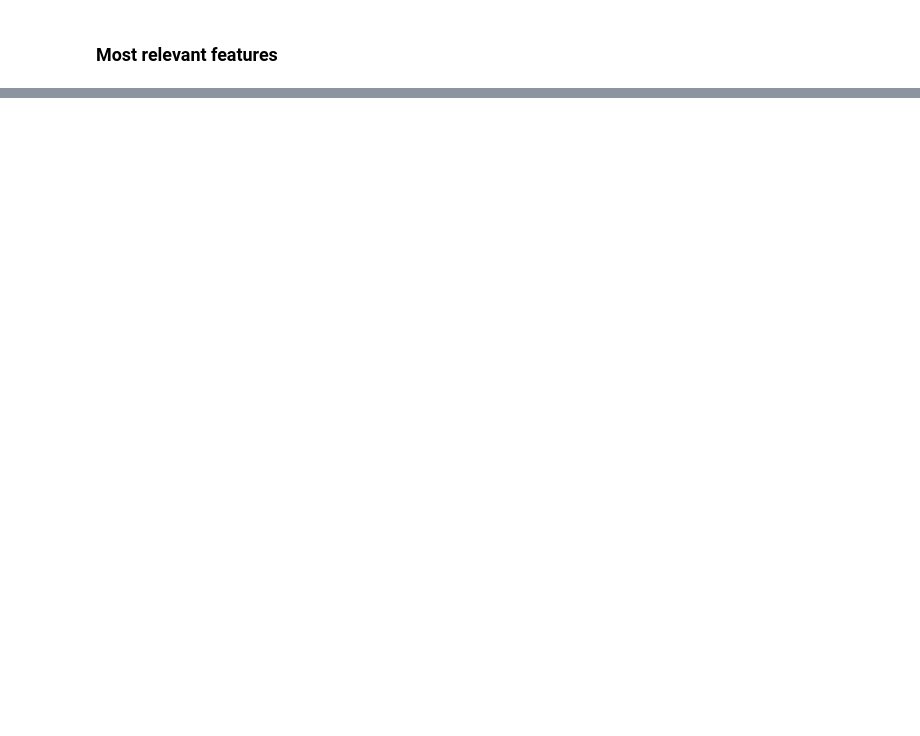
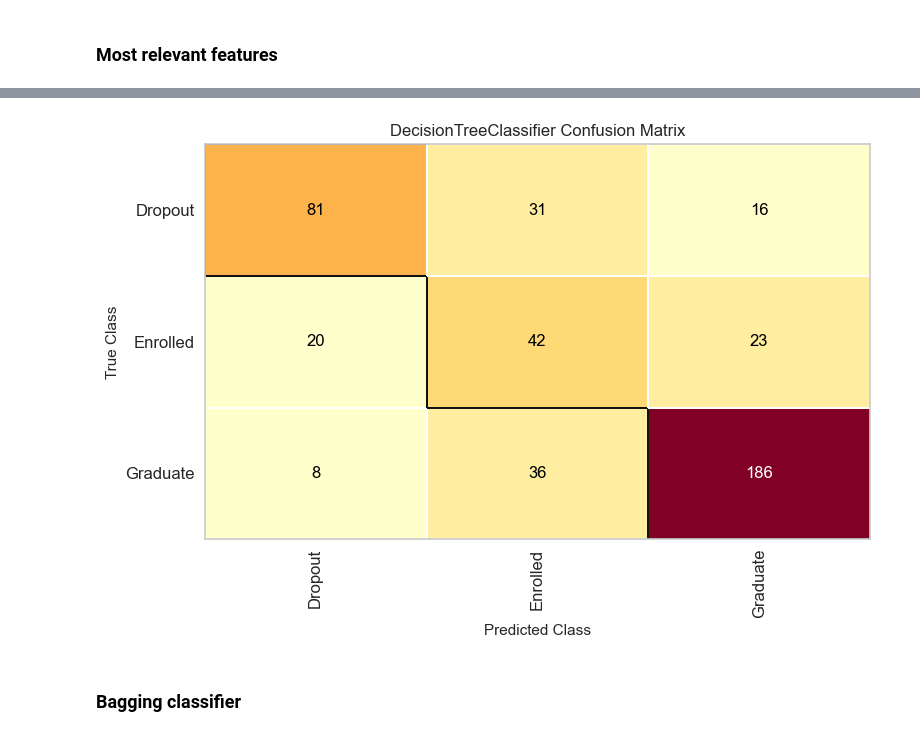
Before and after one commit to marijakljestan/predict-dropout-or-academic-success, a Jupyter notebook: Models.ipynb, the cells around one changed output, grey strips where cells are left out. Drawn from its saved outputs; the diff is of its cells as text; code cells hidden in the pictures; blank space fills up the shorter version.

```diff
--- a/Models.ipynb
+++ b/Models.ipynb
@@ -22,0 +28,3 @@ X_test, X_val, Y_test, Y_val = train_test_split(X_test, Y_test, test_size=0.33,
+# %%
+sm = SMOTE(random_state=42)
+X_train_resampled, Y_train_resampled = sm.fit_resample(X_train, Y_train)
@@ -22,0 +33,9 @@ X_test, X_val, Y_test, Y_val = train_test_split(X_test, Y_test, test_size=0.33,
+# %%
+def plot_confusion_matrix(classifier):
+    visualizer = ConfusionMatrix(classifier)
+    if classifier == "nb":
+        visualizer.fit(X_train, Y_train)
+    else:
+        visualizer.fit(X_train_val, Y_train_val)
+    visualizer.score(X_test, Y_test)
+    g = visualizer.poof()
@@ -120,0 +265,30 @@ g = visualizer.poof()
+# %%
+from sklearn.tree import DecisionTreeClassifier
+
+dt_classifier = DecisionTreeClassifier()
+
+param_grid = {'max_depth': [3, 5, 7],
+              'min_samples_split': [2, 5, 10],
+              'min_samples_leaf': [1, 2, 4]}
+
+params = {
+    'max_depth': [2, 3, 5, 10, 20],
+    'min_samples_split': [2, 5, 10],
+    'min_samples_leaf': [2, 5, 10, 20, 50, 100],
+    'criterion': ["gini", "entropy"]
+}
+
+grid_search = GridSearchCV(dt_classifier, params, cv=5, n_jobs=-1, scoring='f1_micro')
+grid_search.fit(X_train, Y_train)
+best_params = grid_search.best_params_
+print("Best Hyperparameters: ", best_params)
+
+dt_classifier_prediction = grid_search.predict(X_val)
+print("Validation F1 score: ", f1_score(Y_val, dt_classifier_prediction, average=None))
+
+# Train the Decision Tree using the best hyperparameters on the training & validation data
+dt_classifier_optimized = DecisionTreeClassifier(**best_params)
+dt_classifier_optimized.fit(X_train_val, Y_train_val)
+
+dt_classifier_optimized_prediction = dt_classifier_optimized.predict(X_test)
+print("Test F1 score: ", f1_score(Y_test, dt_classifier_optimized_prediction, average=None))
@@ -120,0 +323,4 @@ g = visualizer.poof()
+# %%
+plot_confusion_matrix(dt_classifier_optimized)
+# %% [output]
+[figure, added]
@@ -120,0 +332,2 @@ g = visualizer.poof()
+# %% [markdown]
+### Bagging classifier
```
Also changed, not shown: parts of 58 cells of this notebook, 8 other files.
